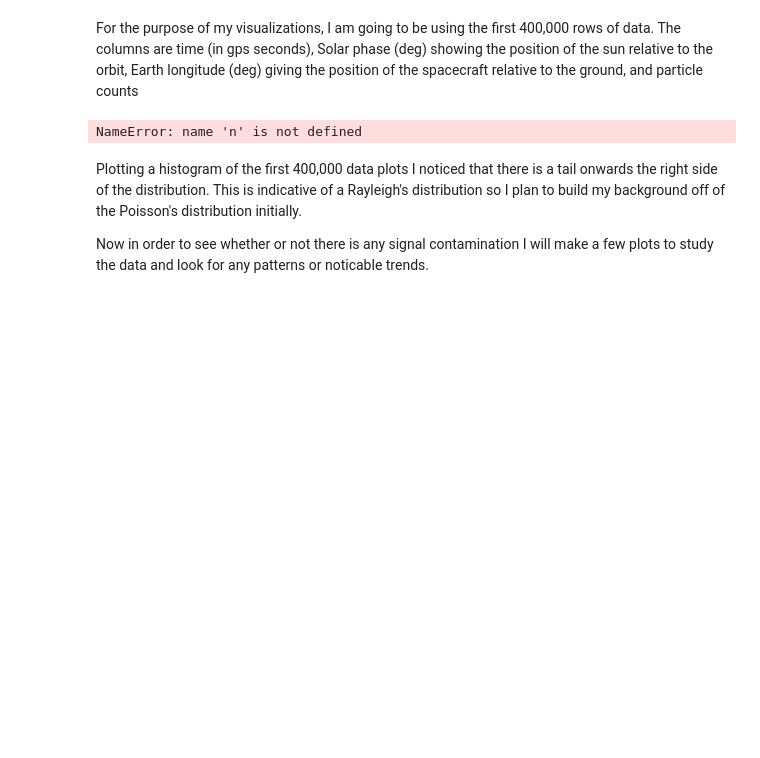
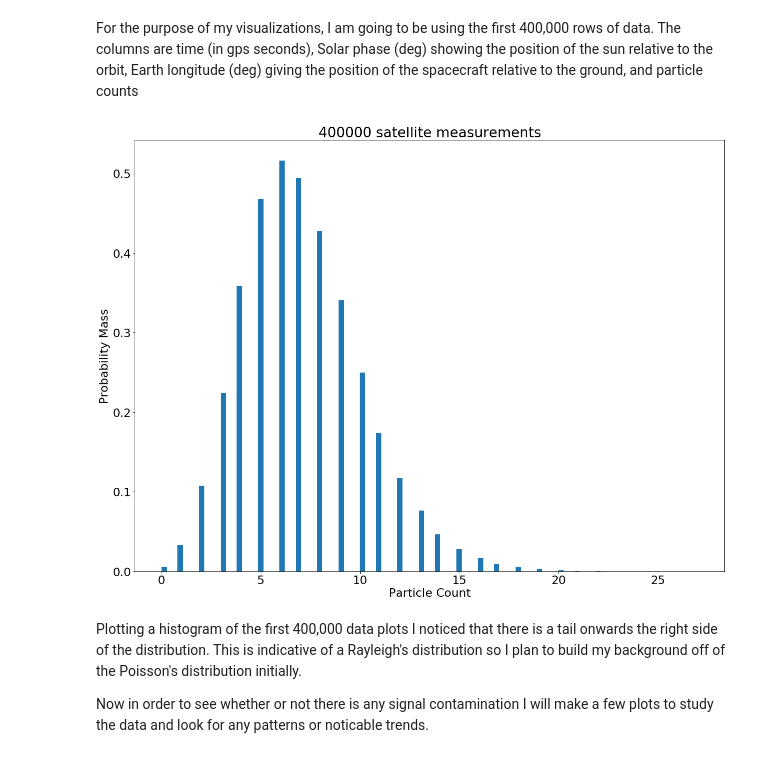
Before and after one commit to noahkim4648/Phys-434-Portfolio, a Jupyter notebook: Lab4.ipynb, the cells around one changed output. Drawn from its saved outputs; the diff is of its cells as text; code cells hidden in the pictures; blank space fills up the shorter version.

```diff
--- a/Lab4.ipynb
+++ b/Lab4.ipynb
@@ -26,12 +26,13 @@ hf.close()
 # %% [markdown]
 For the purpose of my visualizations, I am going to be using the first 400,000 rows of data.  The columns are time (in gps seconds), Solar phase (deg) showing the position of the sun relative to the orbit, Earth longitude (deg) giving the position of the spacecraft relative to the ground, and particle counts
 # %%
+n=400000
 plt.hist(data[3][0:n], bins=100, density= True);
 plt.title('400000 satellite measurements')
 plt.xlabel('Particle Count');
 plt.ylabel('Probability Mass');
 # %% [output]
-NameError: name 'n' is not defined
+[figure, added]
 # %% [markdown]
 Plotting a histogram of the first 400,000 data plots I noticed that there is a tail onwards the right side of the distribution. This is indicative of a Rayleigh's distribution so I plan to build my background off of the Poisson's distribution initially.
 
```
Also changed, not shown: parts of 1 cell of this notebook.
